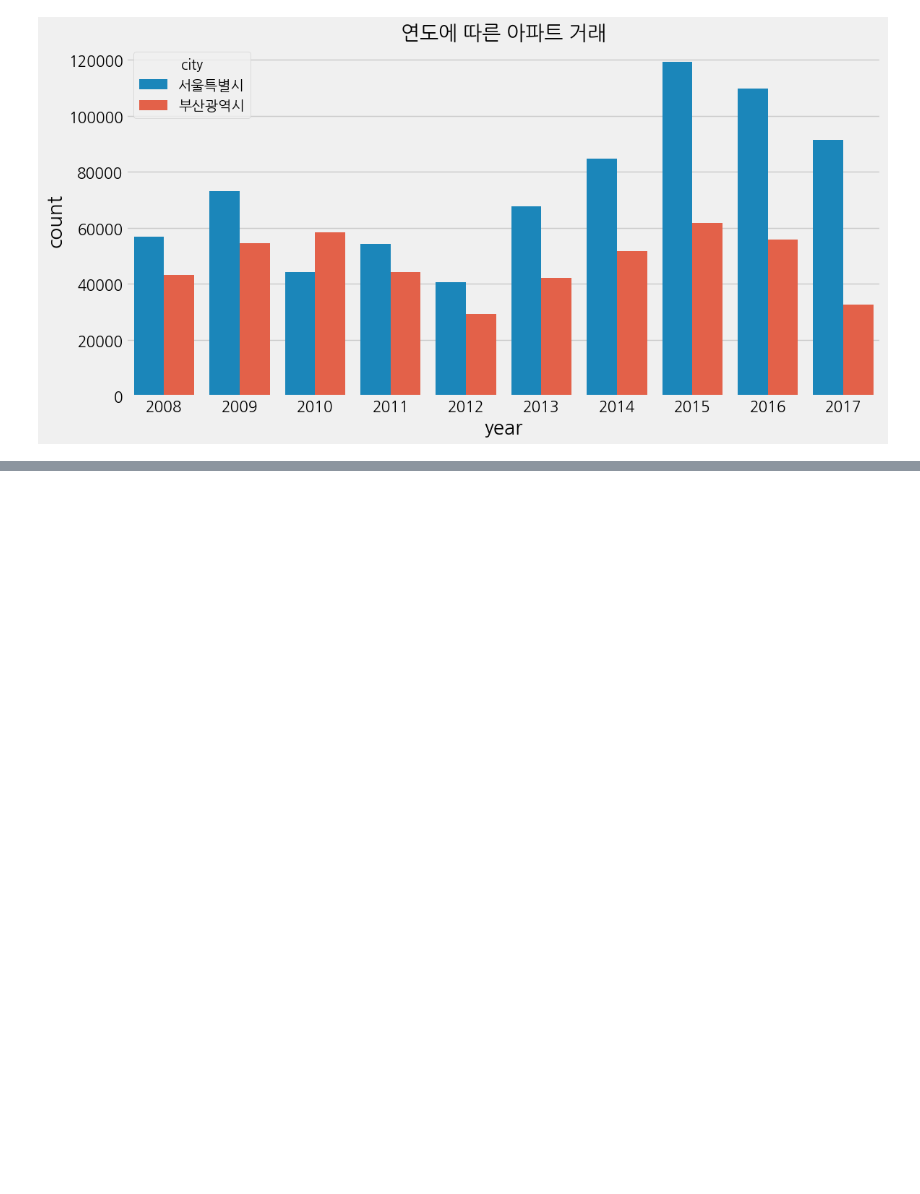
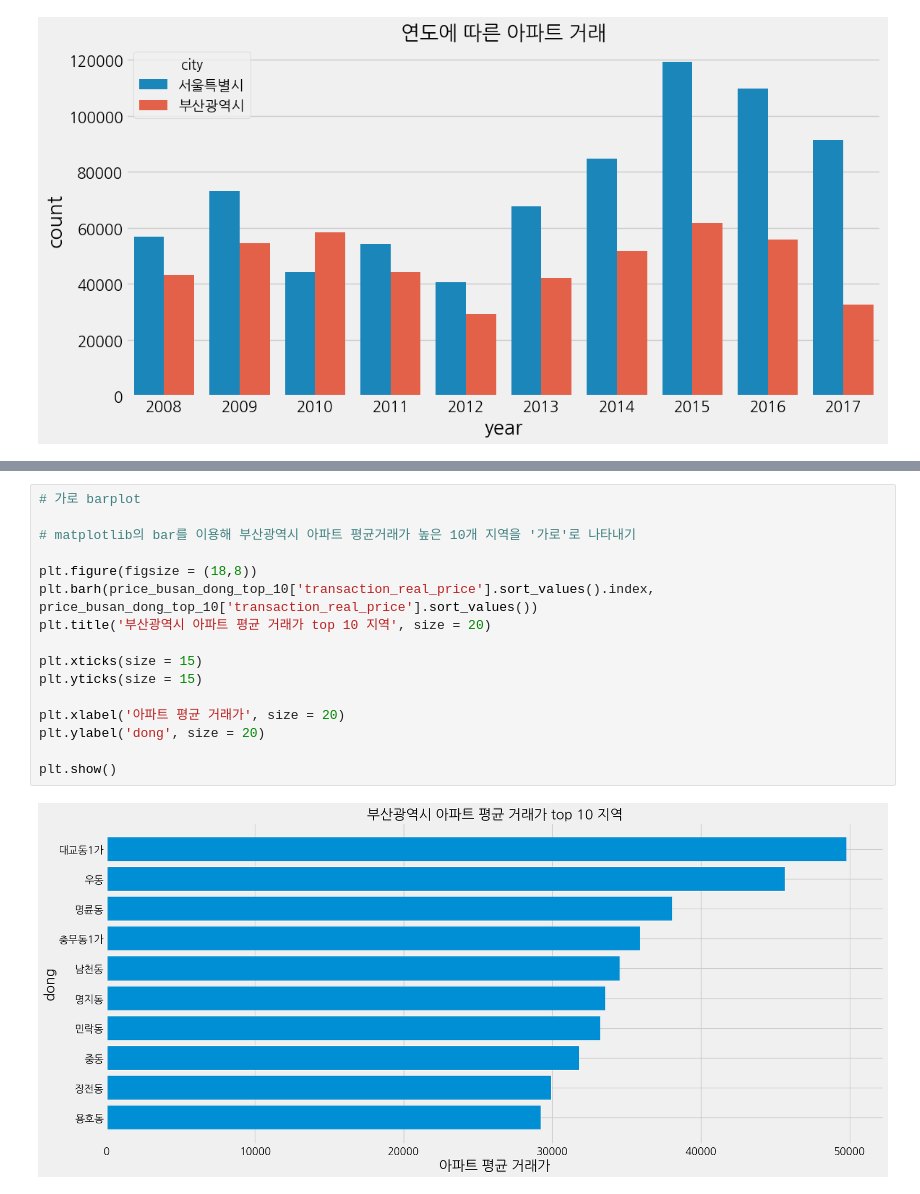
Before and after one commit to peperjet/bc-ml, a Jupyter notebook: real-estate-ml/apt2_260328.ipynb, the cells around one changed output, grey strips where cells are left out. Cells and saved outputs as stored; diff of their text form; blank space fills up the shorter version.

```diff
--- a/real-estate-ml/apt2_260328.ipynb
+++ b/real-estate-ml/apt2_260328.ipynb
@@ -485,0 +582,18 @@ plt.show()
+# %%
+# 가로 barplot
+
+# matplotlib의 bar를 이용해 부산광역시 아파트 평균거래가 높은 10개 지역을 '가로'로 나타내기
+
+plt.figure(figsize = (18,8))
+plt.barh(price_busan_dong_top_10['transaction_real_price'].sort_values().index, price_busan_dong_top_10['transaction_real_price'].sort_values())
+plt.title('부산광역시 아파트 평균 거래가 top 10 지역', size = 20)
+
+plt.xticks(size = 15)
+plt.yticks(size = 15)
+
+plt.xlabel('아파트 평균 거래가', size = 20)
+plt.ylabel('dong', size = 20)
+
+plt.show()
+# %% [output]
+[figure, added]
```
Also changed, not shown: parts of 37 cells of this notebook.
